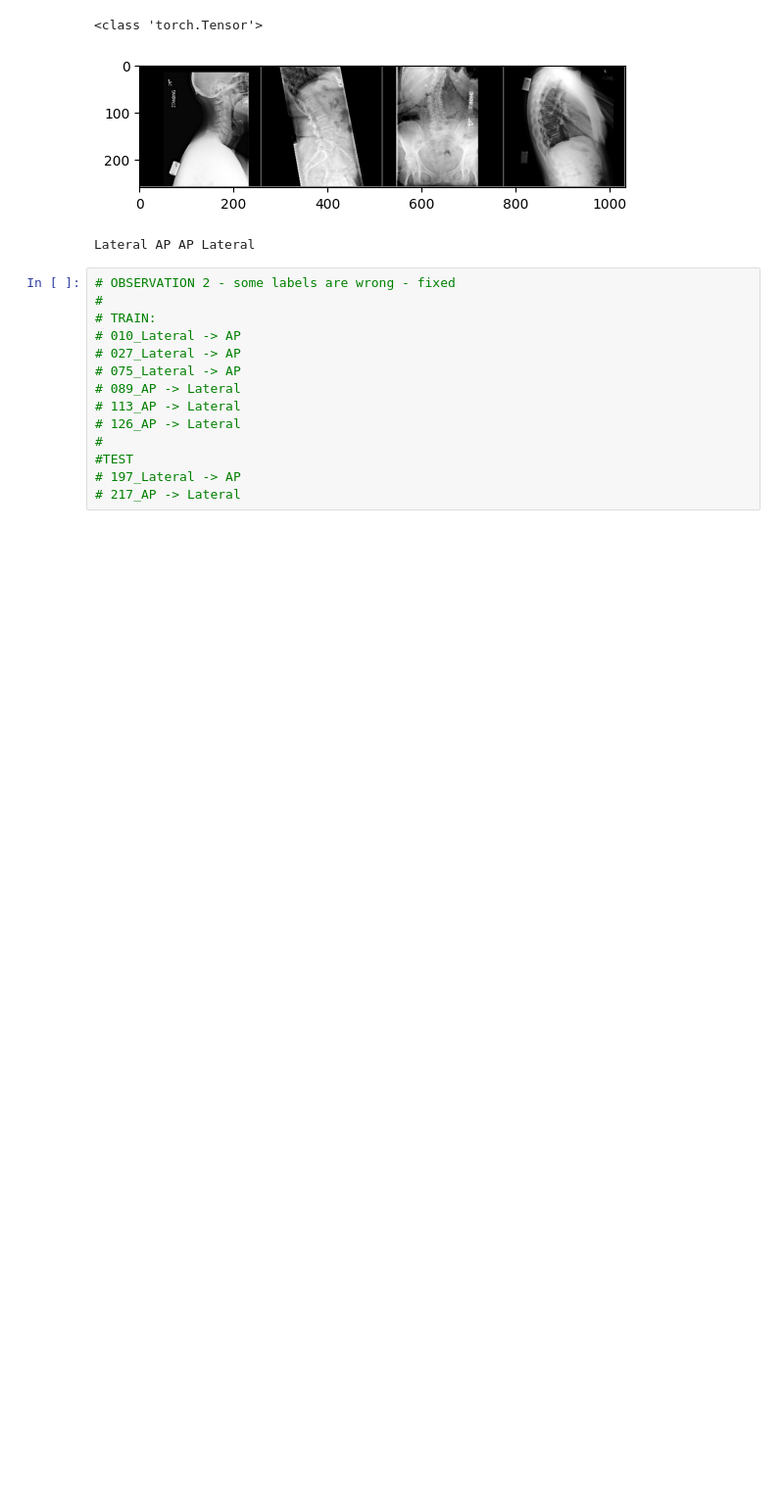
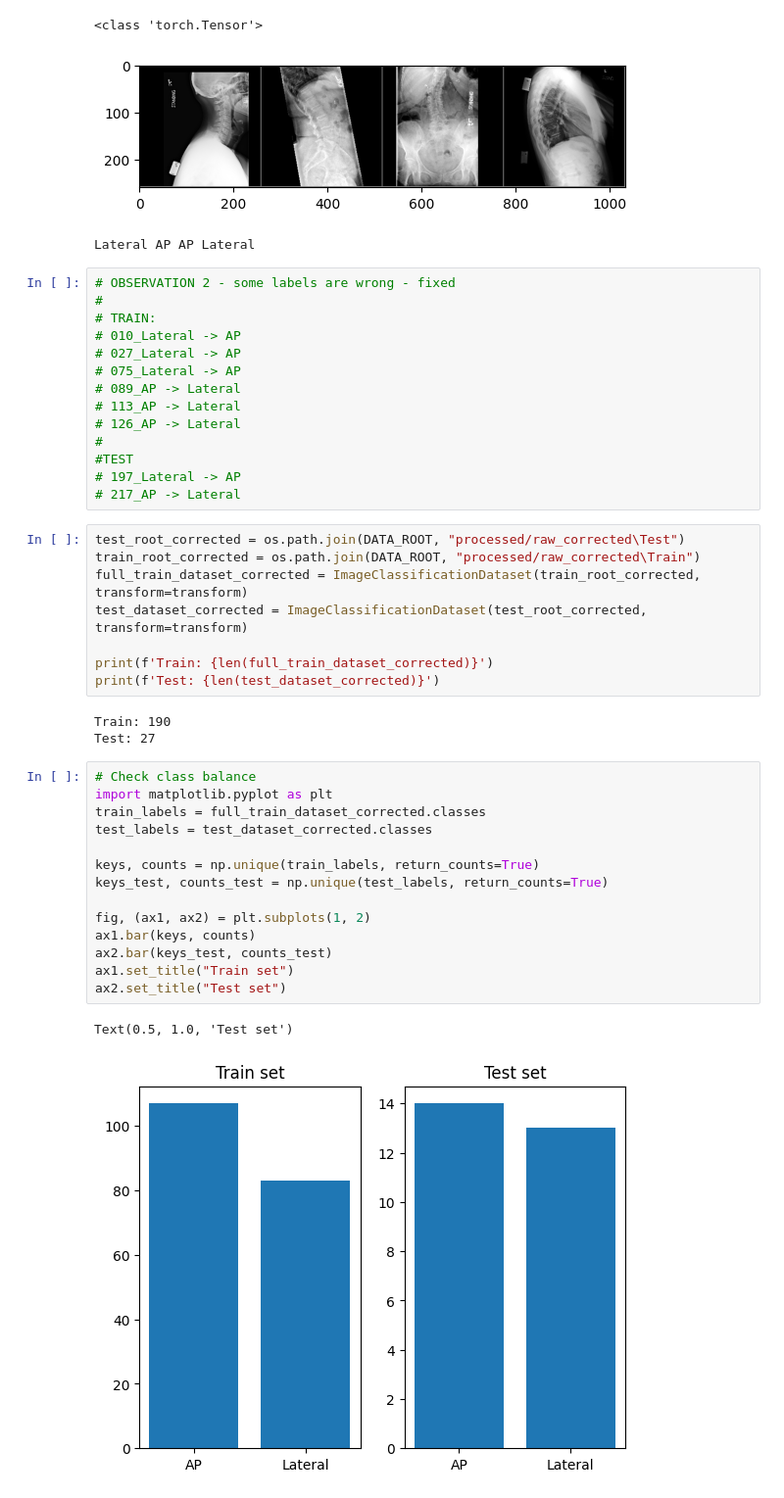
Before and after one commit to alexaatm/xray_classifier, a Jupyter notebook: notebooks/01-tmenova-data-exploration.ipynb, the cells around one changed output. Shown at 98% size. Drawn from its saved outputs; the diff is of its cells as text; blank space fills up the shorter version.

```diff
--- a/notebooks/01-tmenova-data-exploration.ipynb
+++ b/notebooks/01-tmenova-data-exploration.ipynb
@@ -164,3 +187,31 @@ Lateral AP AP Lateral
 #TEST
 # 197_Lateral -> AP
 # 217_AP -> Lateral
+# %%
+test_root_corrected = os.path.join(DATA_ROOT, "processed/raw_corrected\Test")
+train_root_corrected = os.path.join(DATA_ROOT, "processed/raw_corrected\Train")
+full_train_dataset_corrected = ImageClassificationDataset(train_root_corrected, transform=transform)
+test_dataset_corrected = ImageClassificationDataset(test_root_corrected, transform=transform)
+
+print(f'Train: {len(full_train_dataset_corrected)}')
+print(f'Test: {len(test_dataset_corrected)}')
+# %% [output]
+Train: 190
+Test: 27
+# %%
+# Check class balance
+import matplotlib.pyplot as plt
+train_labels = full_train_dataset_corrected.classes
+test_labels = test_dataset_corrected.classes
+
+keys, counts = np.unique(train_labels, return_counts=True)
+keys_test, counts_test = np.unique(test_labels, return_counts=True)
+
+fig, (ax1, ax2) = plt.subplots(1, 2)
+ax1.bar(keys, counts)
+ax2.bar(keys_test, counts_test)
+ax1.set_title("Train set")
+ax2.set_title("Test set")
+# %% [output]
+Text(0.5, 1.0, 'Test set')
+[figure, added]
```
Also changed, not shown: parts of 2 cells of this notebook, 1 other file.
